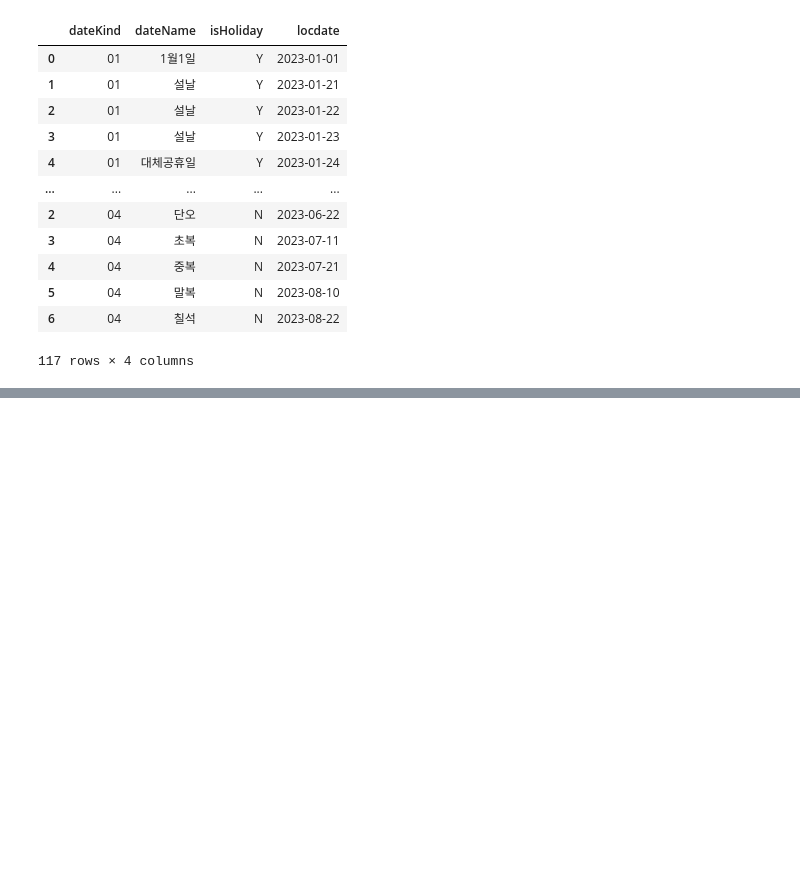
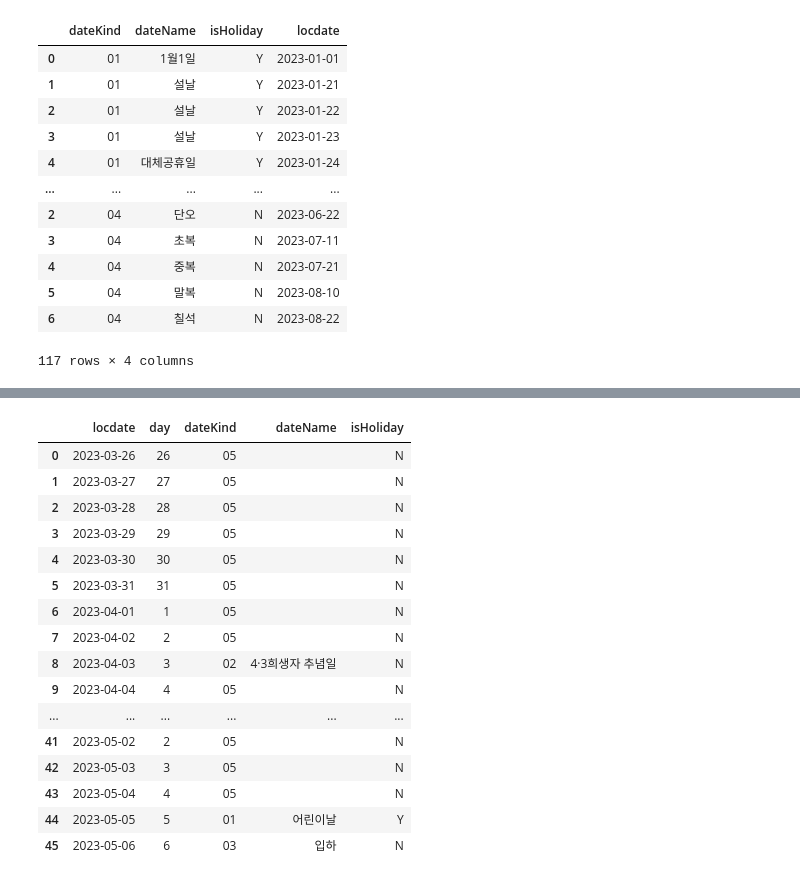
Before and after one commit to ssmpet/DataAnalysis_Lecture-2023.04, a Jupyter notebook: 07.FlaskWeb/calendar_util.ipynb, the cells around one changed output, grey strips where cells are left out. Cells and saved outputs as stored; diff of their text form; code cells hidden in the pictures; blank space fills up the shorter version.

Commit message:
DataAnalysis

```diff
--- a/07.FlaskWeb/calendar_util.ipynb
+++ b/07.FlaskWeb/calendar_util.ipynb
@@ -56,5 +68,8 @@ next_cnt = 0
 if nday == 6: next_cnt = 6
 elif nday < 5: next_cnt = 5 - nday
 
-lines.extend(range(1, next_cnt+1))
-print(lines)
+# 마지막 날짜 구하기
+lines.extend(pd.date_range((end_date+timedelta(1)).strftime('%Y-%m-%d'), periods=next_cnt))
+
+# lines.extend(range(1, next_cnt+1))
+# print(lines)
@@ -319,0 +305,6 @@ OK
+# %%
+try:
+    nindex = holidays.index[holidays.dateName=='기독탄신일'][0]
+    holidays.iloc[nindex, 1] = '크리스마스'
+except:
+    pass
@@ -319,0 +325,3 @@ OK
+# %%
+l_dt = pd.DataFrame(lines, columns=['locdate'])
+l_dt.head()
@@ -319,0 +335,26 @@ OK
+# %%
+l_dt['day'] = l_dt.locdate.apply(lambda x: int(x.strftime('%d')))
+# %%
+result_dt = pd.merge(l_dt, holidays, how='left', on='locdate')
+result_dt.dateKind.fillna('05', inplace=True)
+result_dt.dateName.fillna('', inplace=True)
+result_dt.isHoliday.fillna('N', inplace=True)
+result_dt
+# %% [output]
+|  | locdate | day | dateKind | dateName | isHoliday |
+| 0 | 2023-03-26 | 26 | 05 |  | N |
+| 1 | 2023-03-27 | 27 | 05 |  | N |
+| 2 | 2023-03-28 | 28 | 05 |  | N |
+| 3 | 2023-03-29 | 29 | 05 |  | N |
+| 4 | 2023-03-30 | 30 | 05 |  | N |
+| 5 | 2023-03-31 | 31 | 05 |  | N |
+| 6 | 2023-04-01 | 1 | 05 |  | N |
+| 7 | 2023-04-02 | 2 | 05 |  | N |
+| 8 | 2023-04-03 | 3 | 02 | 4·3희생자 추념일 | N |
+| 9 | 2023-04-04 | 4 | 05 |  | N |
+| ... | ... | ... | ... | ... | ... |
+| 41 | 2023-05-02 | 2 | 05 |  | N |
+| 42 | 2023-05-03 | 3 | 05 |  | N |
+| 43 | 2023-05-04 | 4 | 05 |  | N |
+| 44 | 2023-05-05 | 5 | 01 | 어린이날 | Y |
+| 45 | 2023-05-06 | 6 | 03 | 입하 | N |
```
Also changed, not shown: parts of 21 cells of this notebook, 3 other files.
